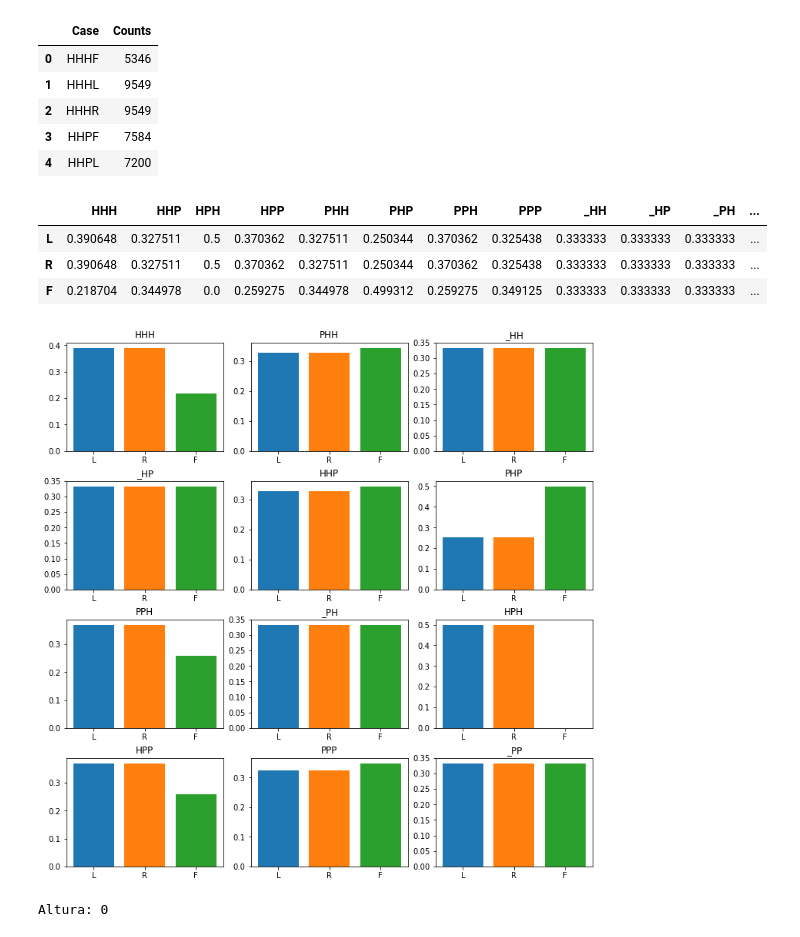
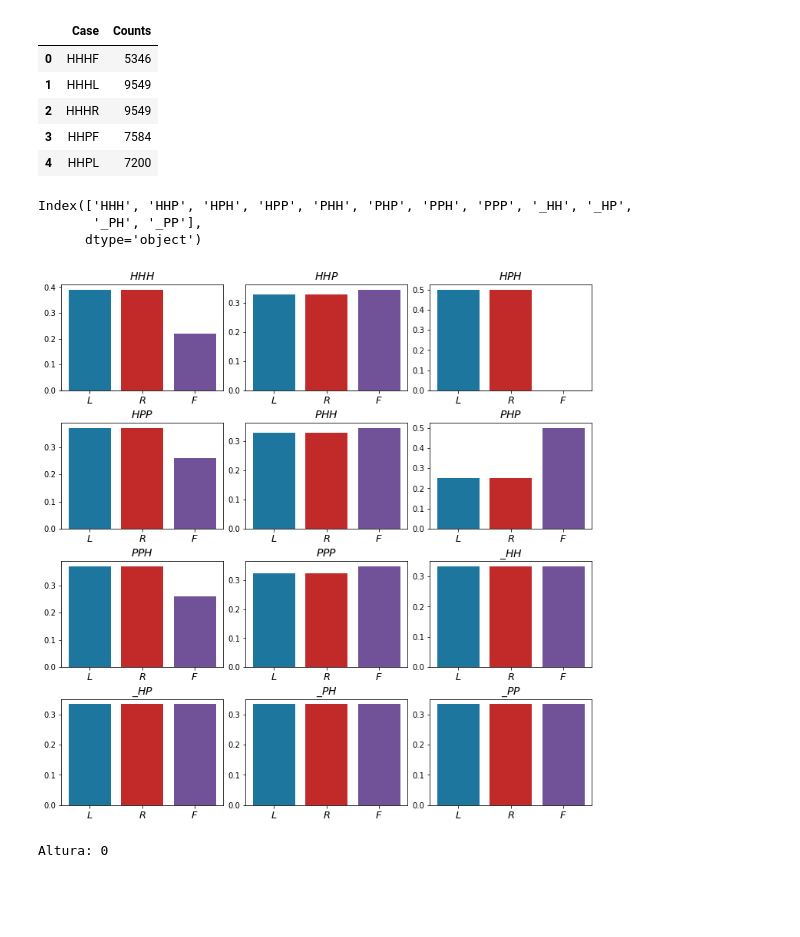
Before and after one commit to LeanderReascos/Protein_Fold2D, a Jupyter notebook: data.ipynb, the cells around one changed output. Drawn from its saved outputs; the diff is of its cells as text; code cells hidden in the pictures; blank space fills up the shorter version.

```diff
--- a/data.ipynb
+++ b/data.ipynb
@@ -127,20 +129,34 @@ for key in dic_cases.keys():
 # %%
 CASES = pd.DataFrame.from_dict(dic_cases)
 fig,ax = plt.subplots(4,3,figsize=(10,10),constrained_layout=True)
-for i,col in enumerate(CASES.columns):
-    ax[i%4,i%3].set_title(f'{col}')
-    for j,row in enumerate(CASES[col]):
-        ax[i%4,i%3].bar(j,row)
-    ax[i%4,i%3].set_xticks([0,1,2])
-    ax[i%4,i%3].set_xticklabels(['L','R','F'])
+#for i,col in enumerate(CASES.columns):
+#    ax[i%4,i%3].set_title(f'{col}')
+#    for j,row in enumerate(CASES[col]):
+#        ax[i%4,i%3].bar(j,row)
+#    ax[i%4,i%3].set_xticks([0,1,2])
+#    ax[i%4,i%3].set_xticklabels(['L','R','F'])
 #CASES.to_pickle('probs.pkl')
+#CASES
+print(CASES.columns)
+import re
+colors = ['#1C769D','#C22929','#715298']
+for i in range(4):
+    for j in range(3):
+        s = re.sub('_',r'\_',CASES.columns[i*3+j])
+        ax[i][j].set_title(f'${s}$',fontsize=14)
+        col = CASES[CASES.columns[i*3+j]]
+        for d in range(3):
+            ax[i][j].bar(d,col[d],color=colors[d])
+            ax[i][j].set_xticks(list(range(3)))
+            ax[i][j].set_xticklabels([f'${c}$' for c in 'LRF'],fontsize=13)
 CASES
+PATH = 'C:/Users/reasc/OneDrive - Universidade do Minho (1)/Mestrado/Primer Semestre/PP/probabilistic_programming/Short Talks/Protein Fold 2D/Graficos/'
+fig.savefig(PATH+'MODEL1.svg')
 # %% [output]
-|  | HHH | HHP | HPH | HPP | PHH | PHP | PPH | PPP | _HH | _HP | _PH | ... |
-| L | 0.390648 | 0.327511 | 0.5 | 0.370362 | 0.327511 | 0.250344 | 0.370362 | 0.325438 | 0.333333 | 0.333333 | 0.333333 | ... |
-| R | 0.390648 | 0.327511 | 0.5 | 0.370362 | 0.327511 | 0.250344 | 0.370362 | 0.325438 | 0.333333 | 0.333333 | 0.333333 | ... |
-| F | 0.218704 | 0.344978 | 0.0 | 0.259275 | 0.344978 | 0.499312 | 0.259275 | 0.349125 | 0.333333 | 0.333333 | 0.333333 | ... |
+Index(['HHH', 'HHP', 'HPH', 'HPP', 'PHH', 'PHP', 'PPH', 'PPP', '_HH', '_HP',
+       '_PH', '_PP'],
+      dtype='object')
-[figure, old version]
+[figure, new version]
 # %%
 def lists_by_positions(values):
     list_0 = []
```
Also changed, not shown: parts of 31 cells of this notebook, 5 other files.
